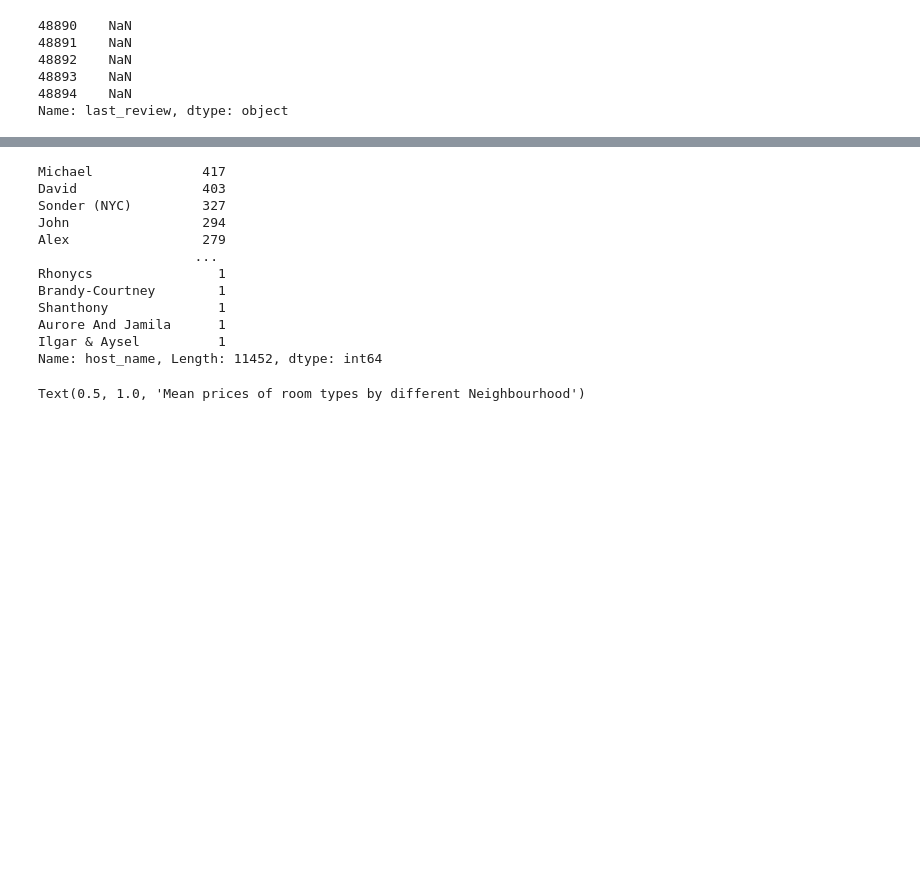
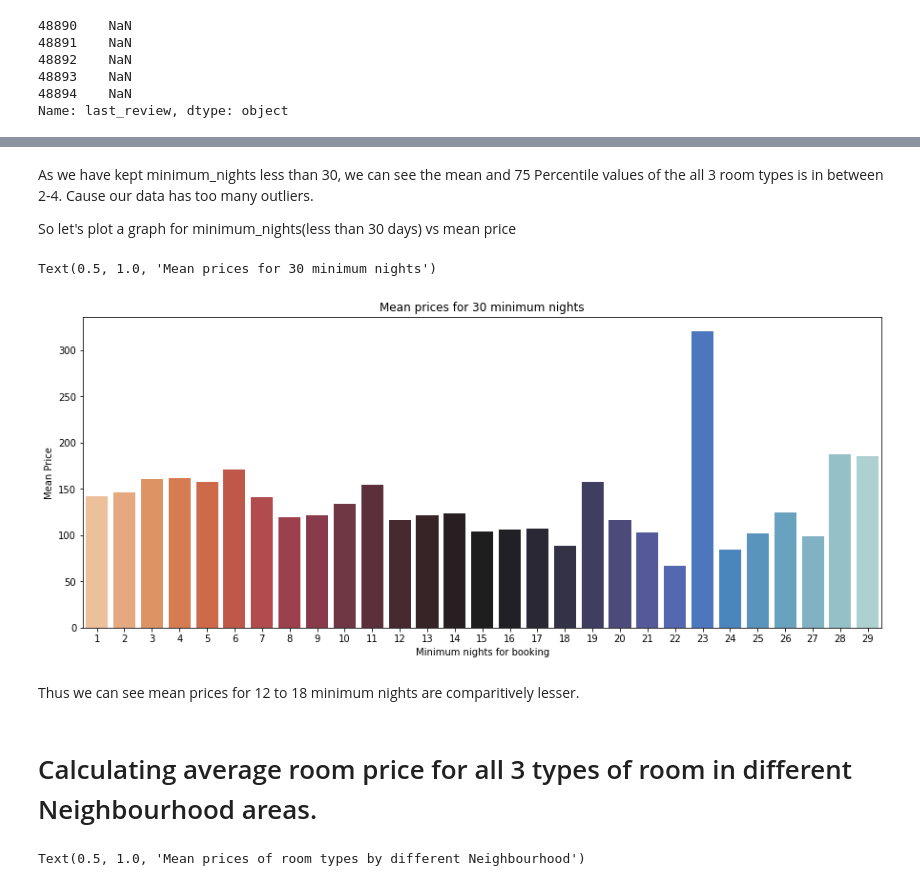
Before and after one commit to GoPlusUltra/Airbnb-2019-dataset-EDA, a Jupyter notebook: EDA_on_Airbnb_2019_Dataset.ipynb, the cells around one changed output, grey strips where cells are left out. Cells and saved outputs as stored; diff of their text form; code cells hidden in the pictures; blank space fills up the shorter version.

```diff
--- a/EDA_on_Airbnb_2019_Dataset.ipynb
+++ b/EDA_on_Airbnb_2019_Dataset.ipynb
@@ -149,15 +142,0 @@ Thus we can see minimum nights for each type is different and there are outliers
-# %%
-new_df['host_name'].value_counts()
-# %% [output]
-Michael              417
-David                403
-Sonder (NYC)         327
-John                 294
-Alex                 279
-                    ...
-Rhonycs                1
-Brandy-Courtney        1
-Shanthony              1
-Aurore And Jamila      1
-Ilgar & Aysel          1
-Name: host_name, Length: 11452, dtype: int64
@@ -166 +143,24 @@ new_df.head(10)
+# %% [markdown]
+As we have kept minimum_nights less than 30, we can see the mean and 75
+Percentile values of the all 3 room types is in between 2-4.
+Cause our data has too many outliers.
+
+So let's plot a graph for minimum_nights(less than 30 days) vs mean price
+# %%
+min_nights_mean_price = new_df[new_df['minimum_nights'] < 30].groupby('minimum_nights')['price'].mean().reset_index()
+# %%
+plt.figure(figsize=(15,6))
+
+sns.barplot(x=min_nights_mean_price['minimum_nights'],y=min_nights_mean_price['price'],data=min_nights_mean_price,palette='icefire_r',)
+plt.xlabel('Minimum nights for booking')
+plt.ylabel('Mean Price')
+plt.title('Mean prices for 30 minimum nights')
+# %% [output]
+Text(0.5, 1.0, 'Mean prices for 30 minimum nights')
+[figure, added]
+# %% [markdown]
+
+Thus we can see mean prices for 12 to 18 minimum nights are comparitively lesser.
+# %% [markdown]
+# Calculating average room price for all 3 types of room in different Neighbourhood areas.
 # %%
```
Also changed, not shown: parts of 58 cells of this notebook.
